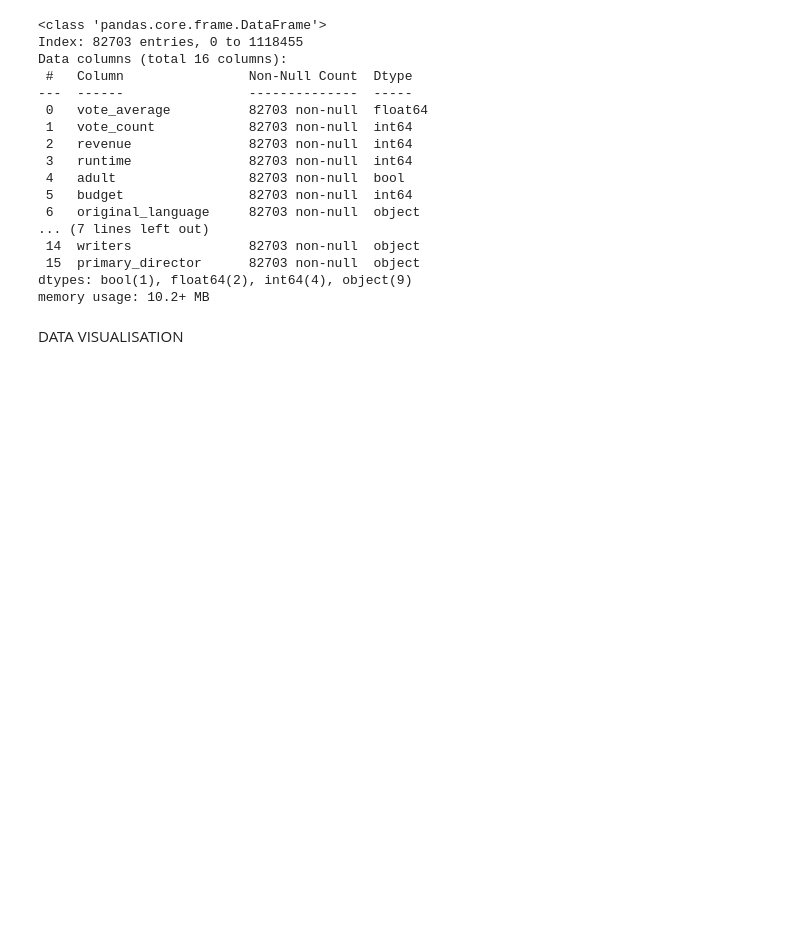
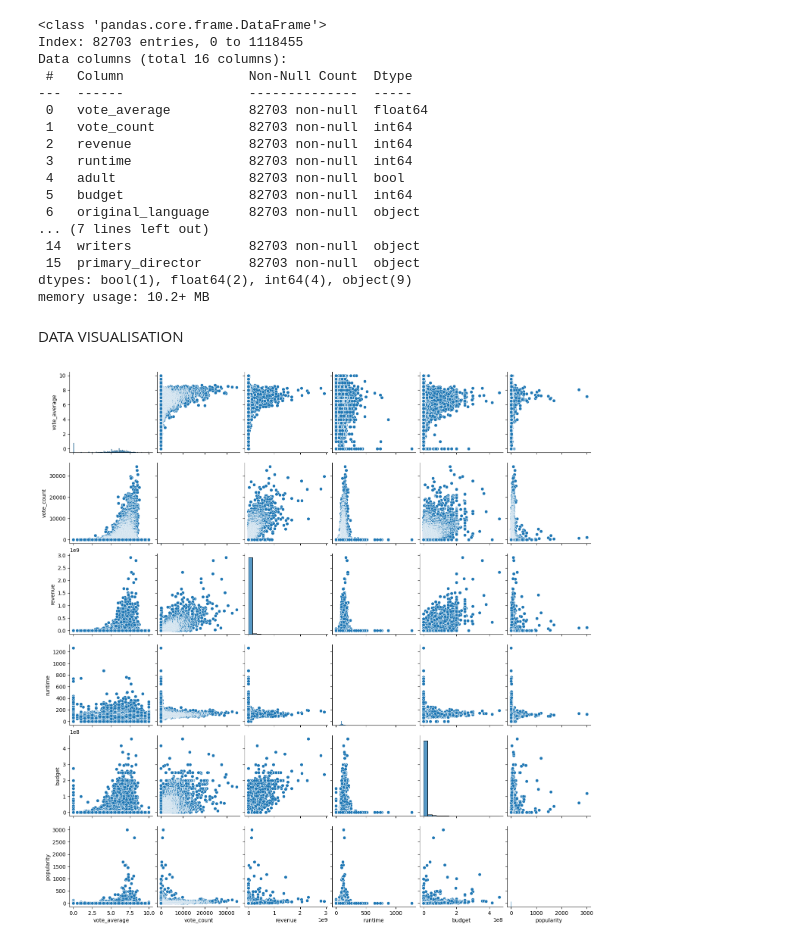
Before and after one commit to Jaagss/Movie_Success_Prediction, a Jupyter notebook: second.ipynb, the cells around one changed output. Saved outputs shown, nothing was run; the diff lists cells and outputs as text; code cells hidden in the pictures; blank space fills up the shorter version.

```diff
--- a/second.ipynb
+++ b/second.ipynb
@@ -143,3 +145,12 @@ memory usage: 10.2+ MB
 # We can move forward with the visualisation of the data.
 # %% [markdown]
 DATA VISUALISATION
+# %%
+# Selecting a subset of columns for pair plotting
+subset = movies_df[['vote_average', 'vote_count', 'revenue', 'runtime', 'budget', 'popularity']]
+
+# Creating pair plots
+sns.pairplot(subset)
+plt.show()
+# %% [output]
+[figure, added]
```
Also changed, not shown: parts of 16 cells of this notebook.
